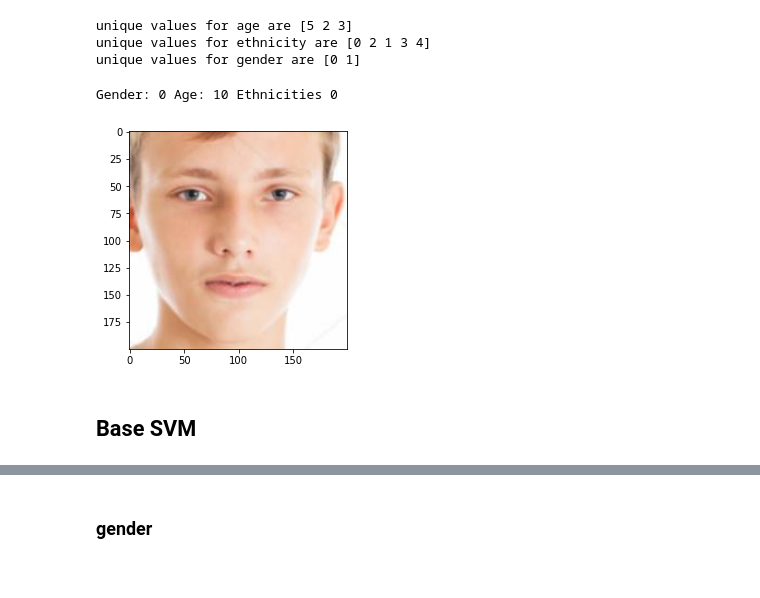
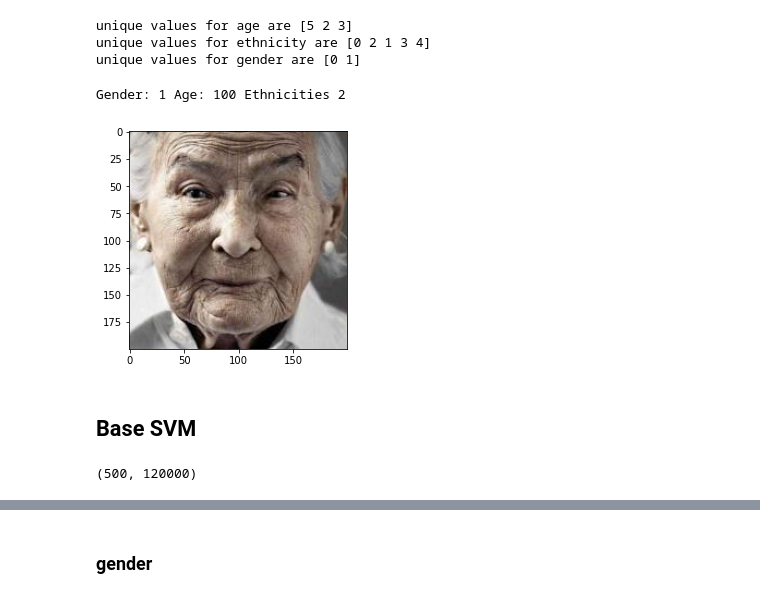
Before and after one commit to ASobreira/Advanced-Machine-Learning, a Jupyter notebook: Project/Project/svm.ipynb, the cells around one changed output, grey strips where cells are left out. Drawn from its saved outputs; the diff is of its cells as text; code cells hidden in the pictures.

```diff
--- a/Project/Project/svm.ipynb
+++ b/Project/Project/svm.ipynb
@@ -176,17 +176,32 @@ unique values for gender are [0 1]
 # %%
 def display(img):
     plt.imshow(img)
     plt.show()
 
-idx = 25
+idx = 9
 if idx < len(images):
     sample = images[idx]
     print("Gender:", genders[idx], "Age:", ages[idx], "Ethnicities", ethnicities[idx])
     display(sample)
 else:
     print(f"Index {idx} is out of range for the list of {len(images)} images")
 # %% [output]
-Gender: 0 Age: 10 Ethnicities 0
+Gender: 1 Age: 100 Ethnicities 2
-[figure, old version]
+[figure, new version]
 # %% [markdown]
 ## Base SVM
+# %%
+flattened_images = []
+
+# loop over the images and flatten each array
+for image in images:
+    flattened_image = image.flatten()
+    flattened_images.append(flattened_image)
+
+# convert the list of flattened arrays into a numpy array
+flattened_images_array = np.array(flattened_images)
+
+# check the shape of the new array
+print(flattened_images_array.shape)
+# %% [output]
+(500, 120000)
```
Also changed, not shown: parts of 6 cells of this notebook.
